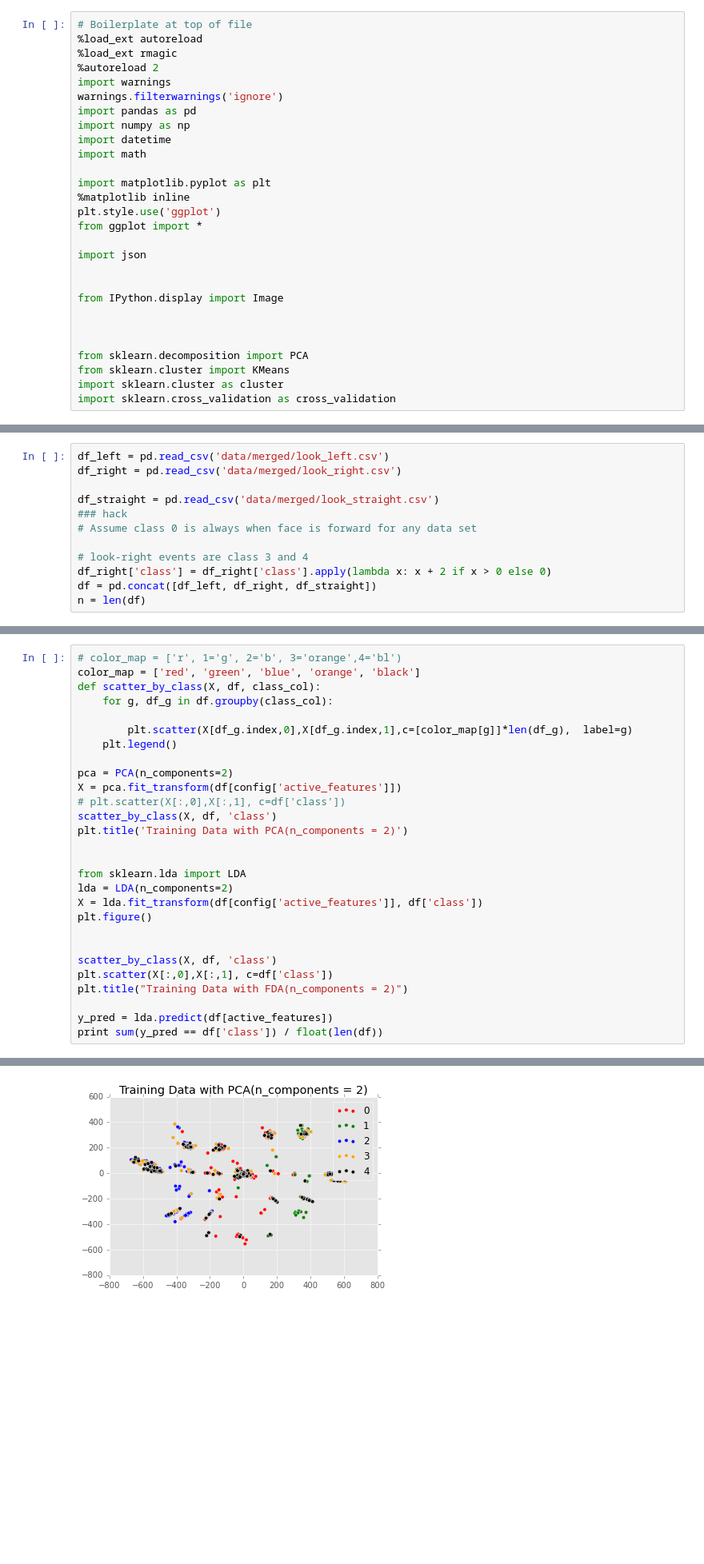
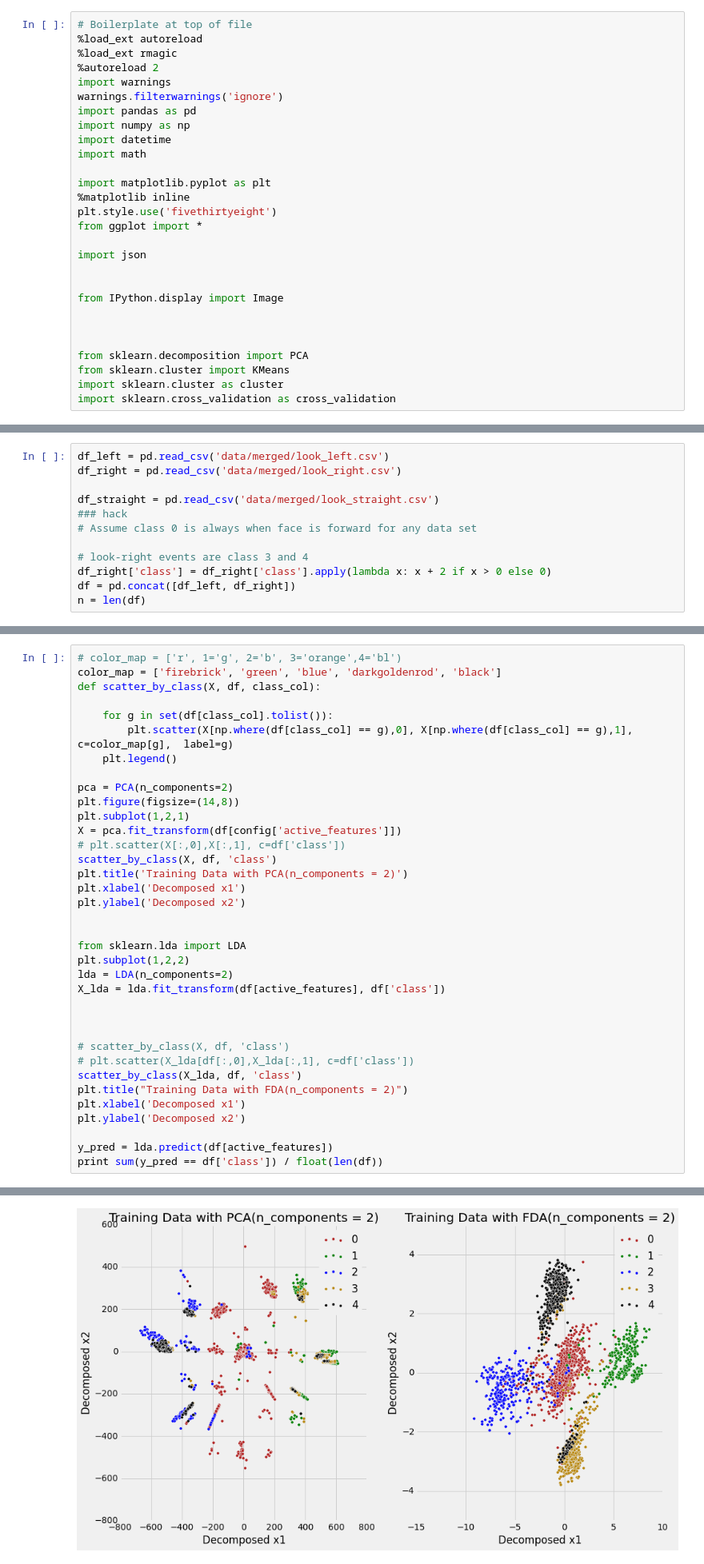
Before and after one commit to chrisngan24/fydp, a Jupyter notebook: experimental/face_modeling/explore_v2.ipynb, the cells around one changed output, grey strips where cells are left out. Shown at 80% size. Saved outputs shown, nothing was run; the diff lists cells and outputs as text; blank space fills up the shorter version.

Commit message:
UX changes, updated ML graphs

```diff
--- a/experimental/face_modeling/explore_v2.ipynb
+++ b/experimental/face_modeling/explore_v2.ipynb
@@ -12,7 +12,7 @@ import math
 
 import matplotlib.pyplot as plt
 %matplotlib inline
-plt.style.use('ggplot')
+plt.style.use('fivethirtyeight')
 from ggplot import *
 
 import json
@@ -41,7 +45,7 @@ df_straight = pd.read_csv('data/merged/look_straight.csv')
 
 # look-right events are class 3 and 4
 df_right['class'] = df_right['class'].apply(lambda x: x + 2 if x > 0 else 0)
-df = pd.concat([df_left, df_right, df_straight])
+df = pd.concat([df_left, df_right])
 n = len(df)
 # %%
 Image(filename='data/merged/look_left-plots.png')
@@ -60,29 +64,37 @@ config = json.loads(open('config.json','r').read())
 active_features = config['active_features']
 # %%
 # color_map = ['r', 1='g', 2='b', 3='orange',4='bl')
-color_map = ['red', 'green', 'blue', 'orange', 'black']
+color_map = ['firebrick', 'green', 'blue', 'darkgoldenrod', 'black']
 def scatter_by_class(X, df, class_col):
-    for g, df_g in df.groupby(class_col):
 
-        plt.scatter(X[df_g.index,0],X[df_g.index,1],c=[color_map[g]]*len(df_g),  label=g)
+    for g in set(df[class_col].tolist()):
+        plt.scatter(X[np.where(df[class_col] == g),0], X[np.where(df[class_col] == g),1], c=color_map[g],  label=g)
     plt.legend()
 
 pca = PCA(n_components=2)
+plt.figure(figsize=(14,8))
+plt.subplot(1,2,1)
 X = pca.fit_transform(df[config['active_features']])
 # plt.scatter(X[:,0],X[:,1], c=df['class'])
 scatter_by_class(X, df, 'class')
 plt.title('Training Data with PCA(n_components = 2)')
+plt.xlabel('Decomposed x1')
+plt.ylabel('Decomposed x2')
 
 
 from sklearn.lda import LDA
+plt.subplot(1,2,2)
 lda = LDA(n_components=2)
-X = lda.fit_transform(df[config['active_features']], df['class'])
-plt.figure()
+X_lda = lda.fit_transform(df[active_features], df['class'])
 
 
-scatter_by_class(X, df, 'class')
-plt.scatter(X[:,0],X[:,1], c=df['class'])
+
+# scatter_by_class(X, df, 'class')
+# plt.scatter(X_lda[df[:,0],X_lda[:,1], c=df['class'])
+scatter_by_class(X_lda, df, 'class')
 plt.title("Training Data with FDA(n_components = 2)")
+plt.xlabel('Decomposed x1')
+plt.ylabel('Decomposed x2')
 
 y_pred = lda.predict(df[active_features])
 print sum(y_pred == df['class']) / float(len(df))
@@ -91 +103 @@ print sum(y_pred == df['class']) / float(len(df))
-[figure, old version]
+[figure, new version]
```
Also changed, not shown: parts of 15 cells of this notebook, 6 other files.
